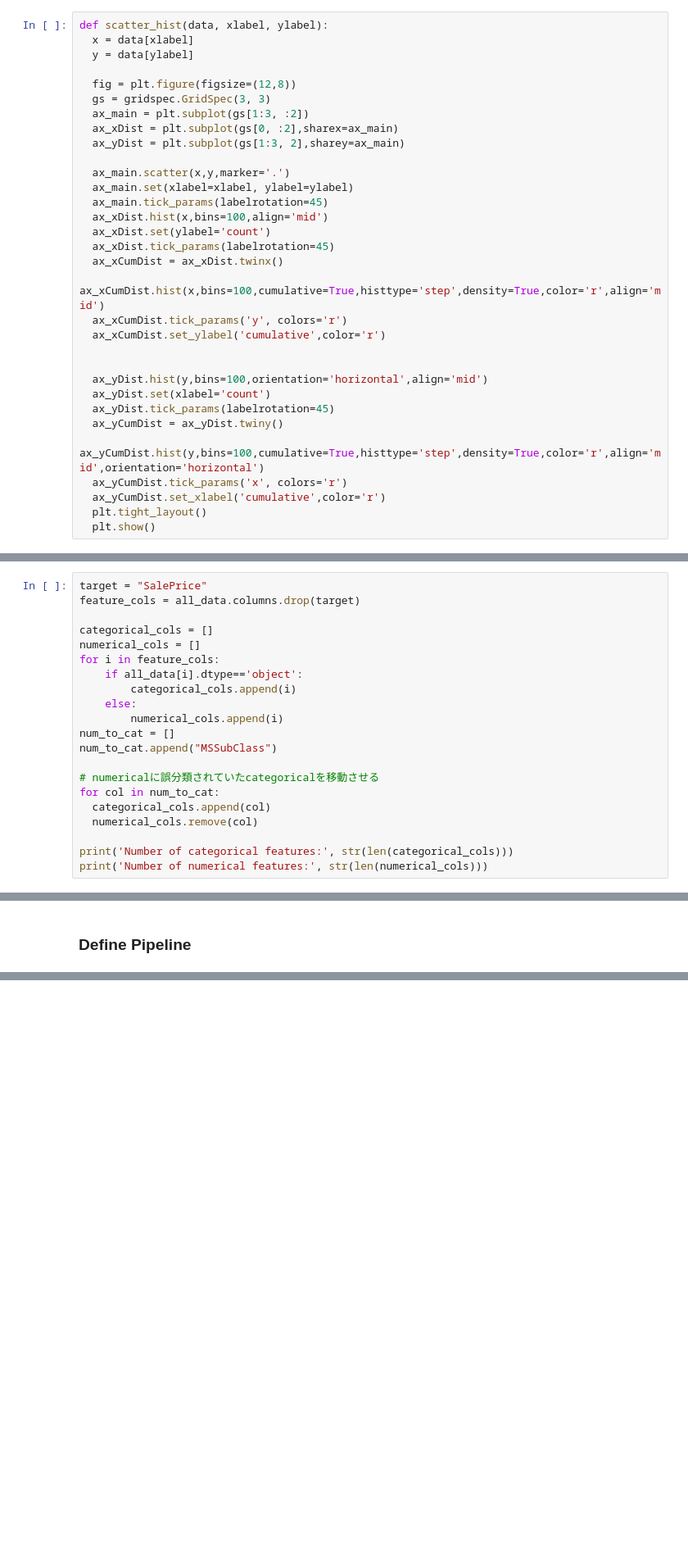
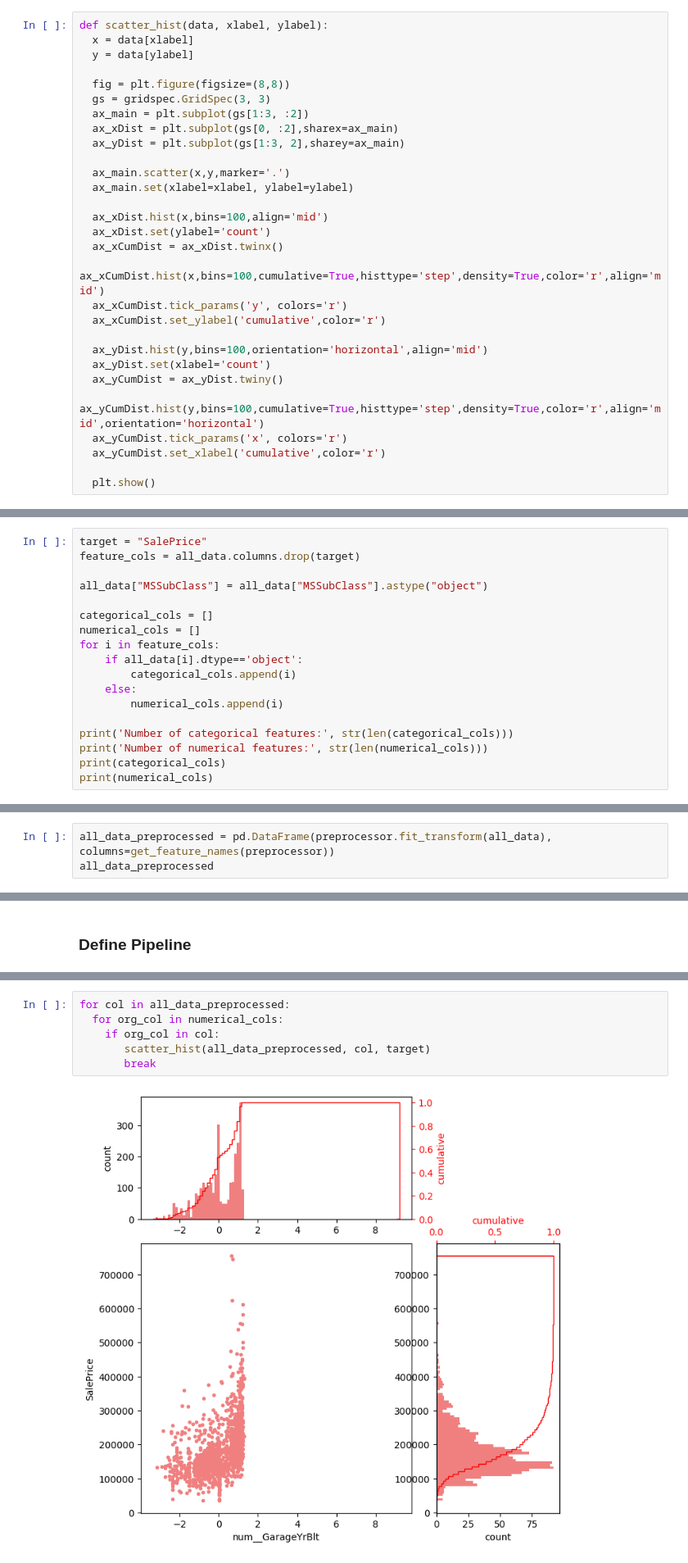
Before and after one commit to ntontonto/kaggle, a Jupyter notebook: house-prices/Feature_Engineering.ipynb, the cells around one changed output, grey strips where cells are left out. Shown at 82% size. Drawn from its saved outputs; the diff is of its cells as text; blank space fills up the shorter version.

```diff
--- a/house-prices/Feature_Engineering.ipynb
+++ b/house-prices/Feature_Engineering.ipynb
@@ -301,7 +305,7 @@ def scatter_hist(data, xlabel, ylabel):
   x = data[xlabel]
   y = data[ylabel]
 
-  fig = plt.figure(figsize=(12,8))
+  fig = plt.figure(figsize=(8,8))
   gs = gridspec.GridSpec(3, 3)
   ax_main = plt.subplot(gs[1:3, :2])
   ax_xDist = plt.subplot(gs[0, :2],sharex=ax_main)
@@ -309,24 +313,21 @@ def scatter_hist(data, xlabel, ylabel):
 
   ax_main.scatter(x,y,marker='.')
   ax_main.set(xlabel=xlabel, ylabel=ylabel)
-  ax_main.tick_params(labelrotation=45)
+
   ax_xDist.hist(x,bins=100,align='mid')
   ax_xDist.set(ylabel='count')
-  ax_xDist.tick_params(labelrotation=45)
   ax_xCumDist = ax_xDist.twinx()
   ax_xCumDist.hist(x,bins=100,cumulative=True,histtype='step',density=True,color='r',align='mid')
   ax_xCumDist.tick_params('y', colors='r')
   ax_xCumDist.set_ylabel('cumulative',color='r')
 
-
   ax_yDist.hist(y,bins=100,orientation='horizontal',align='mid')
   ax_yDist.set(xlabel='count')
-  ax_yDist.tick_params(labelrotation=45)
   ax_yCumDist = ax_yDist.twiny()
   ax_yCumDist.hist(y,bins=100,cumulative=True,histtype='step',density=True,color='r',align='mid',orientation='horizontal')
   ax_yCumDist.tick_params('x', colors='r')
   ax_yCumDist.set_xlabel('cumulative',color='r')
-  plt.tight_layout()
+
   plt.show()
 # %% [markdown]
 ## データのダウンロード
@@ -380,6 +379,8 @@ msno.matrix(all_data)
 # %%
 target = "SalePrice"
 feature_cols = all_data.columns.drop(target)
+
+all_data["MSSubClass"] = all_data["MSSubClass"].astype("object")
 
 categorical_cols = []
 numerical_cols = []
@@ -388,16 +389,11 @@ for i in feature_cols:
         categorical_cols.append(i)
     else:
         numerical_cols.append(i)
-num_to_cat = []
-num_to_cat.append("MSSubClass")
-
-# numericalに誤分類されていたcategoricalを移動させる
-for col in num_to_cat:
-  categorical_cols.append(col)
-  numerical_cols.remove(col)
 
 print('Number of categorical features:', str(len(categorical_cols)))
 print('Number of numerical features:', str(len(numerical_cols)))
+print(categorical_cols)
+print(numerical_cols)
 # %% [output]
 Number of categorical features: 44
 Number of numerical features: 36
@@ -434,3 +453,6 @@ categorical_transformer = Pipeline(steps=[("cat_imputer", SimpleImputer(strategy
 
 # ColumnTransformerの作成
 preprocessor = ColumnTransformer(transformers=[("num", numeric_transformer, list(set(numerical_cols)-set(skewed_features))), ("cat", categorical_transformer, categorical_cols), ("skew", skewed_transformer, skewed_features)])
+# %%
+all_data_preprocessed = pd.DataFrame(preprocessor.fit_transform(all_data), columns=get_feature_names(preprocessor))
+all_data_preprocessed
@@ -438,0 +492,8 @@ preprocessor = ColumnTransformer(transformers=[("num", numeric_transformer, list
+# %%
+for col in all_data_preprocessed:
+  for org_col in numerical_cols:
+    if org_col in col:
+       scatter_hist(all_data_preprocessed, col, target)
+       break
+# %% [output]
+[figure, added]
```
Also changed, not shown: parts of 134 cells of this notebook.
